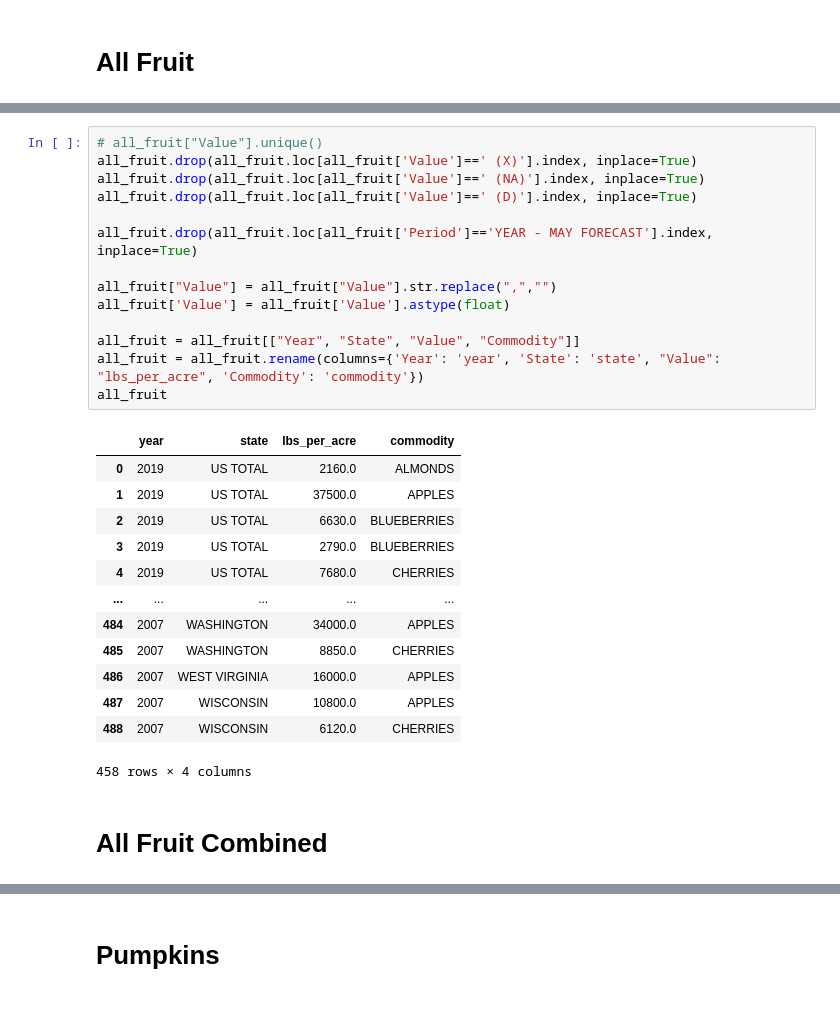
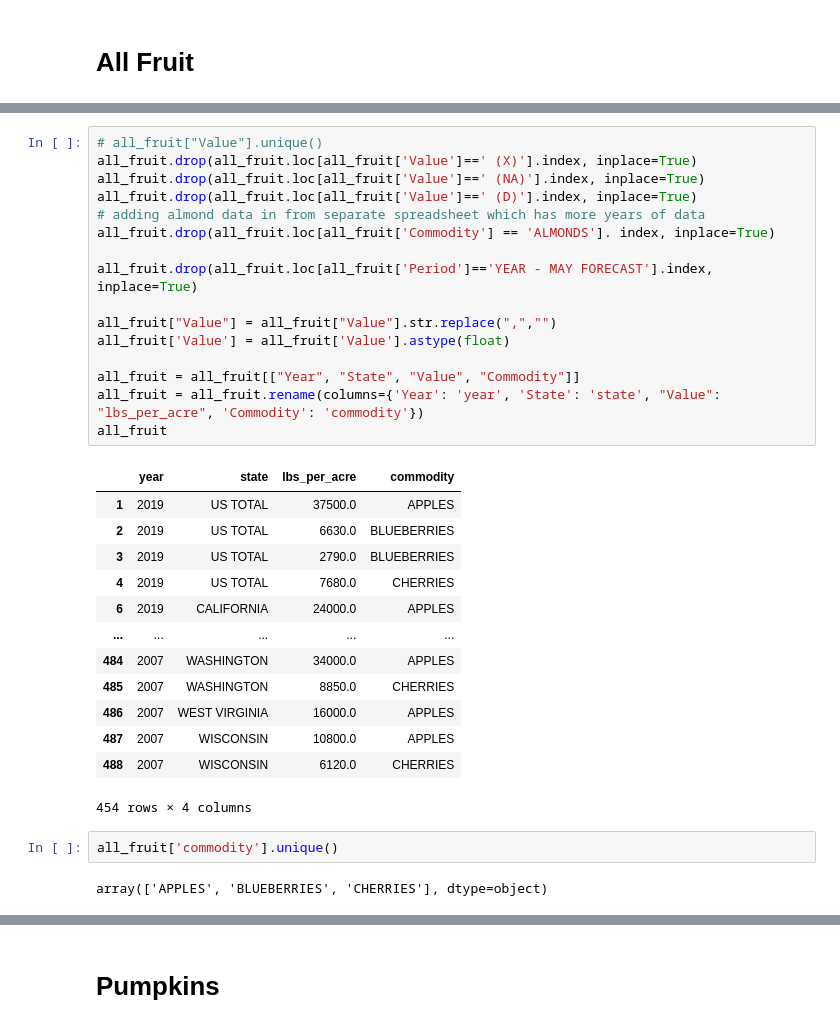
Before and after one commit to gamem001/bees_machine_learning, a Jupyter notebook: melissa/all_crops.ipynb, the cells around one changed output, grey strips where cells are left out. Saved outputs shown, nothing was run; the diff lists cells and outputs as text.

```diff
--- a/melissa/all_crops.ipynb
+++ b/melissa/all_crops.ipynb
@@ -51,33 +42,37 @@ all_fruit.head()
 # %%
 # all_fruit["Value"].unique()
 all_fruit.drop(all_fruit.loc[all_fruit['Value']==' (X)'].index, inplace=True)
 all_fruit.drop(all_fruit.loc[all_fruit['Value']==' (NA)'].index, inplace=True)
 all_fruit.drop(all_fruit.loc[all_fruit['Value']==' (D)'].index, inplace=True)
+# adding almond data in from separate spreadsheet which has more years of data
+all_fruit.drop(all_fruit.loc[all_fruit['Commodity'] == 'ALMONDS']. index, inplace=True)
 
 all_fruit.drop(all_fruit.loc[all_fruit['Period']=='YEAR - MAY FORECAST'].index, inplace=True)
 
 all_fruit["Value"] = all_fruit["Value"].str.replace(",","")
 all_fruit['Value'] = all_fruit['Value'].astype(float)
 
 all_fruit = all_fruit[["Year", "State", "Value", "Commodity"]]
 all_fruit = all_fruit.rename(columns={'Year': 'year', 'State': 'state', "Value": "lbs_per_acre", 'Commodity': 'commodity'})
 all_fruit
 # %% [output]
 |  | year | state | lbs_per_acre | commodity |
-| 0 | 2019 | US TOTAL | 2160.0 | ALMONDS |
 | 1 | 2019 | US TOTAL | 37500.0 | APPLES |
 | 2 | 2019 | US TOTAL | 6630.0 | BLUEBERRIES |
 | 3 | 2019 | US TOTAL | 2790.0 | BLUEBERRIES |
 | 4 | 2019 | US TOTAL | 7680.0 | CHERRIES |
+| 6 | 2019 | CALIFORNIA | 24000.0 | APPLES |
 | ... | ... | ... | ... | ... |
 | 484 | 2007 | WASHINGTON | 34000.0 | APPLES |
 | 485 | 2007 | WASHINGTON | 8850.0 | CHERRIES |
 | 486 | 2007 | WEST VIRGINIA | 16000.0 | APPLES |
 | 487 | 2007 | WISCONSIN | 10800.0 | APPLES |
 | 488 | 2007 | WISCONSIN | 6120.0 | CHERRIES |
-458 rows × 4 columns
+454 rows × 4 columns
-# %% [markdown]
-# All Fruit Combined
+# %%
+all_fruit['commodity'].unique()
+# %% [output]
+array(['APPLES', 'BLUEBERRIES', 'CHERRIES'], dtype=object)
 # %%
 all_fruit_combined = pd.concat([cherries, all_fruit], join="inner")
 all_fruit_combined
```
Also changed, not shown: parts of 9 cells of this notebook, 9 other files.
